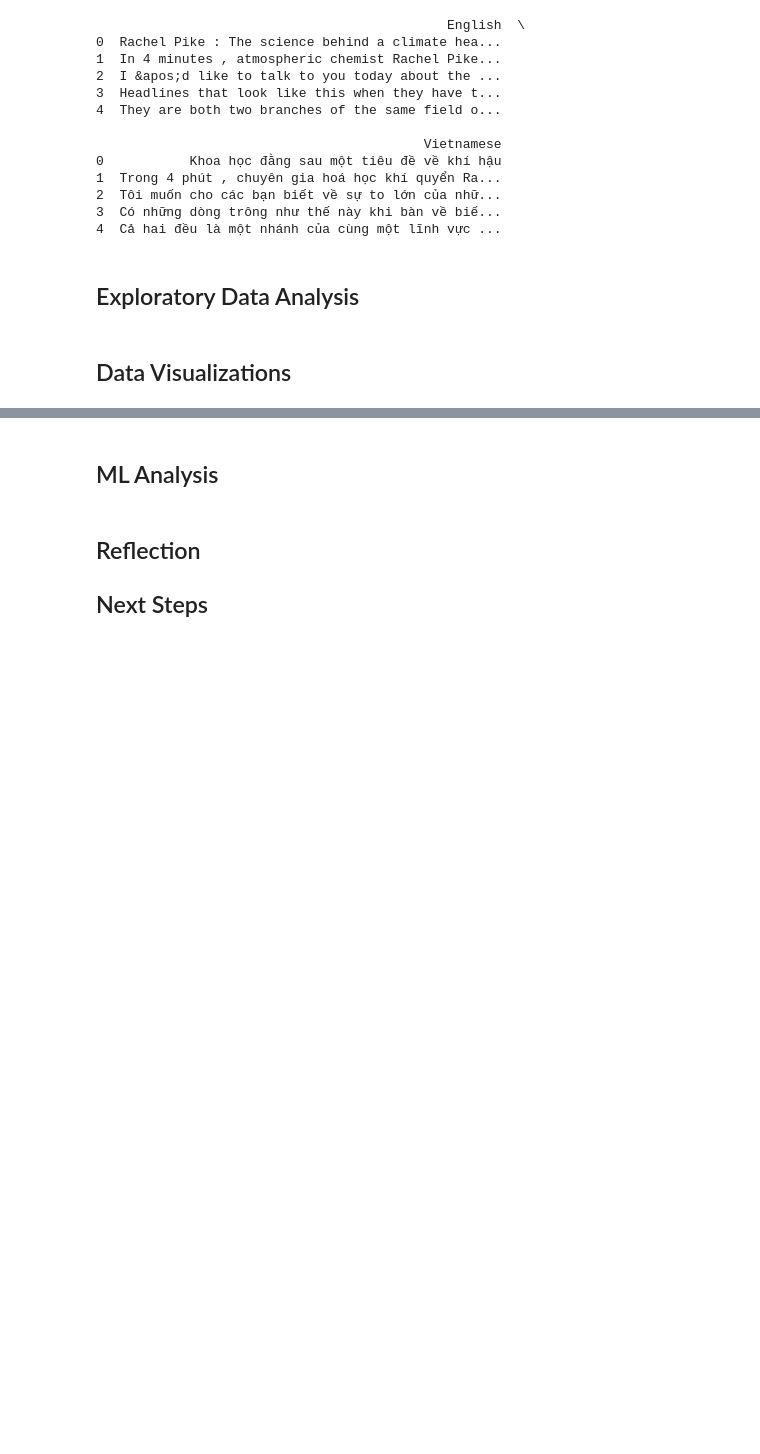
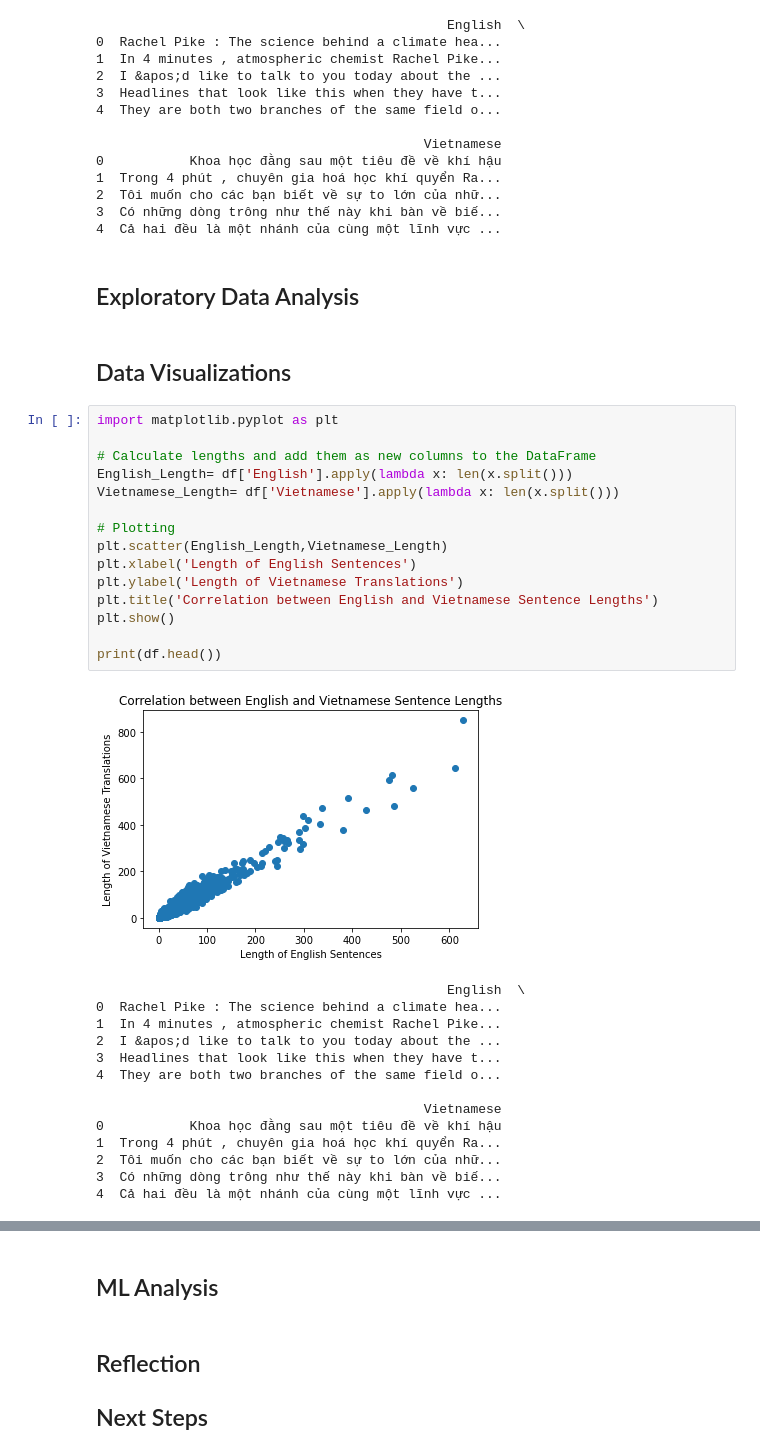
Before and after one commit to MDakshithagithub/Language_Translation_LLM, a Jupyter notebook: llm.ipynb, the cells around one changed output, grey strips where cells are left out. Drawn from its saved outputs; the diff is of its cells as text; blank space fills up the shorter version.

Commit message:
Visualizations

```diff
--- a/llm.ipynb
+++ b/llm.ipynb
@@ -41,3 +41,33 @@ print(df.head())
 ## Exploratory Data Analysis
 # %% [markdown]
 ## Data Visualizations
+# %%
+import matplotlib.pyplot as plt
+
+# Calculate lengths and add them as new columns to the DataFrame
+English_Length= df['English'].apply(lambda x: len(x.split()))
+Vietnamese_Length= df['Vietnamese'].apply(lambda x: len(x.split()))
+
+# Plotting
+plt.scatter(English_Length,Vietnamese_Length)
+plt.xlabel('Length of English Sentences')
+plt.ylabel('Length of Vietnamese Translations')
+plt.title('Correlation between English and Vietnamese Sentence Lengths')
+plt.show()
+
+print(df.head())
+# %% [output]
+[figure, added]
+                                             English  \
+0  Rachel Pike : The science behind a climate hea...
+1  In 4 minutes , atmospheric chemist Rachel Pike...
+2  I &apos;d like to talk to you today about the ...
+3  Headlines that look like this when they have t...
+4  They are both two branches of the same field o...
+
+                                          Vietnamese
+0           Khoa học đằng sau một tiêu đề về khí hậu
+1  Trong 4 phút , chuyên gia hoá học khí quyển Ra...
+2  Tôi muốn cho các bạn biết về sự to lớn của nhữ...
+3  Có những dòng trông như thế này khi bàn về biế...
+4  Cả hai đều là một nhánh của cùng một lĩnh vực ...
```
Also changed, not shown: parts of 2 cells of this notebook.
